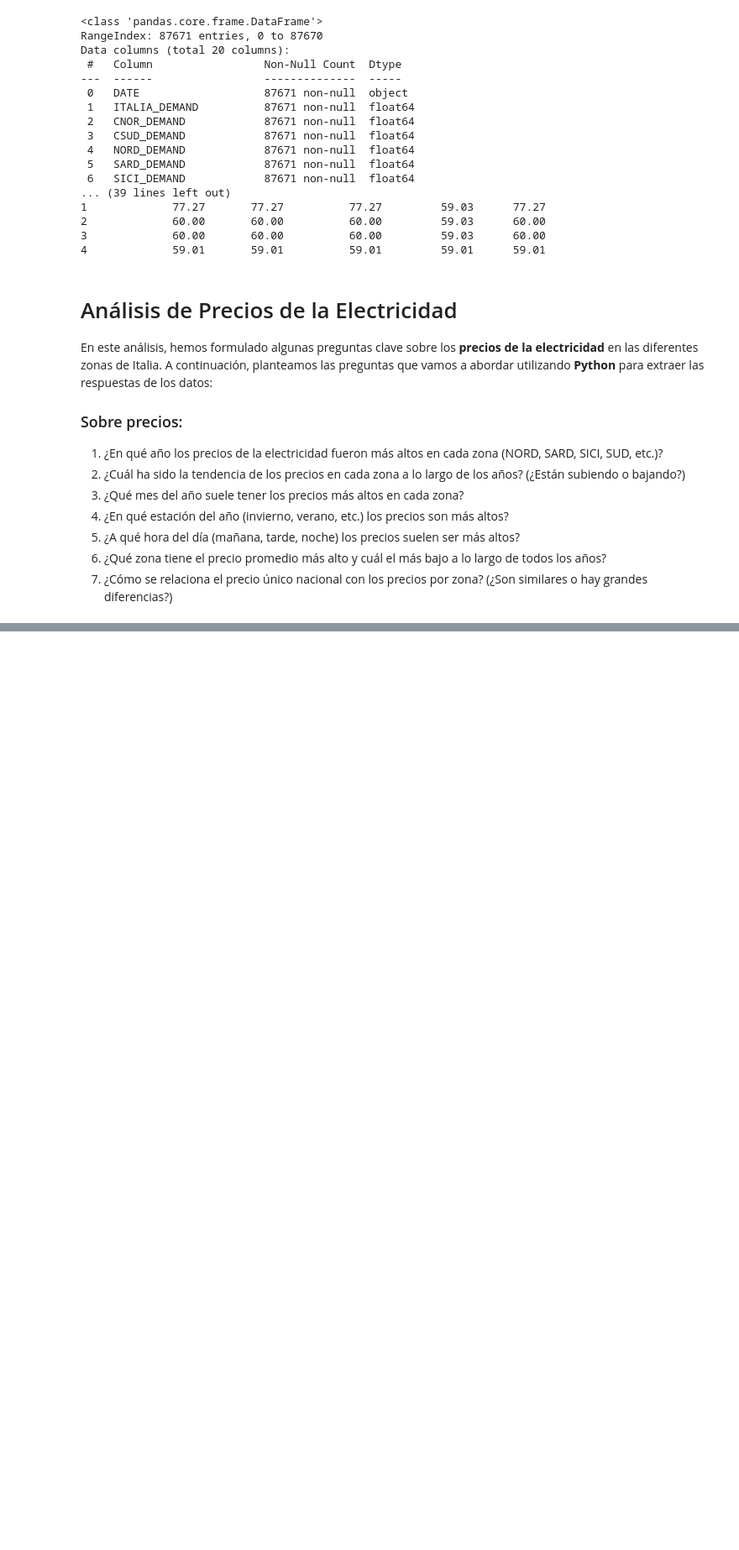
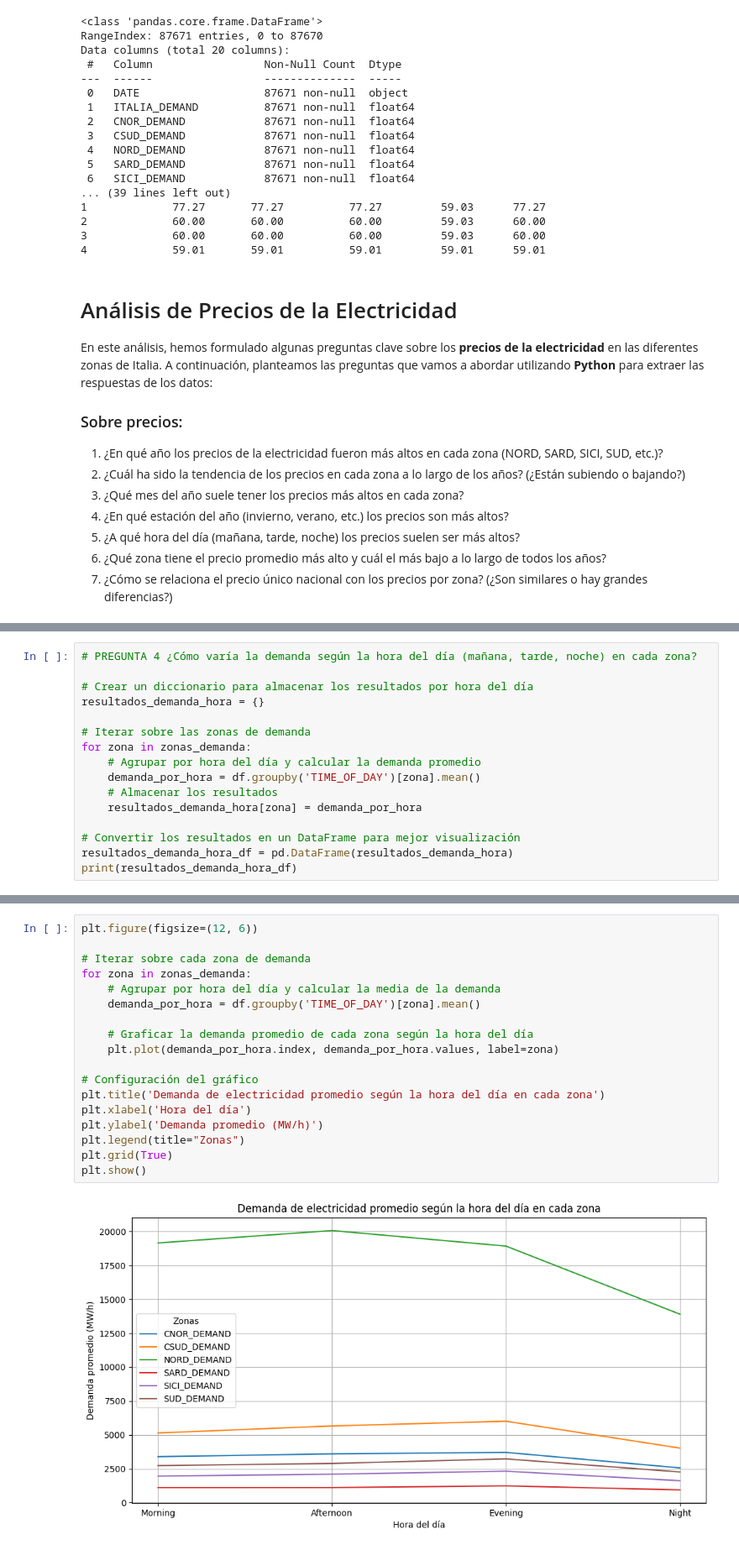
Before and after one commit to geobest7/datatone-escuela-musk-hackathon-datos-mercado-electrico-italiano, a Jupyter notebook: demanda_precio.ipynb, the cells around one changed output, grey strips where cells are left out. Shown at 84% size. Drawn from its saved outputs; the diff is of its cells as text; blank space fills up the shorter version.

```diff
--- a/demanda_precio.ipynb
+++ b/demanda_precio.ipynb
@@ -342,0 +517,16 @@ La zona con la mayor diferencia es SICILY_PRICE con una diferencia de 12.40 €/
+# %%
+# PREGUNTA 4 ¿Cómo varía la demanda según la hora del día (mañana, tarde, noche) en cada zona?
+
+# Crear un diccionario para almacenar los resultados por hora del día
+resultados_demanda_hora = {}
+
+# Iterar sobre las zonas de demanda
+for zona in zonas_demanda:
+    # Agrupar por hora del día y calcular la demanda promedio
+    demanda_por_hora = df.groupby('TIME_OF_DAY')[zona].mean()
+    # Almacenar los resultados
+    resultados_demanda_hora[zona] = demanda_por_hora
+
+# Convertir los resultados en un DataFrame para mejor visualización
+resultados_demanda_hora_df = pd.DataFrame(resultados_demanda_hora)
+print(resultados_demanda_hora_df)
@@ -342,0 +547,20 @@ La zona con la mayor diferencia es SICILY_PRICE con una diferencia de 12.40 €/
+# %%
+plt.figure(figsize=(12, 6))
+
+# Iterar sobre cada zona de demanda
+for zona in zonas_demanda:
+    # Agrupar por hora del día y calcular la media de la demanda
+    demanda_por_hora = df.groupby('TIME_OF_DAY')[zona].mean()
+
+    # Graficar la demanda promedio de cada zona según la hora del día
+    plt.plot(demanda_por_hora.index, demanda_por_hora.values, label=zona)
+
+# Configuración del gráfico
+plt.title('Demanda de electricidad promedio según la hora del día en cada zona')
+plt.xlabel('Hora del día')
+plt.ylabel('Demanda promedio (MW/h)')
+plt.legend(title="Zonas")
+plt.grid(True)
+plt.show()
+# %% [output]
+[figure, added]
```
Also changed, not shown: parts of 20 cells of this notebook, 2 other files.
